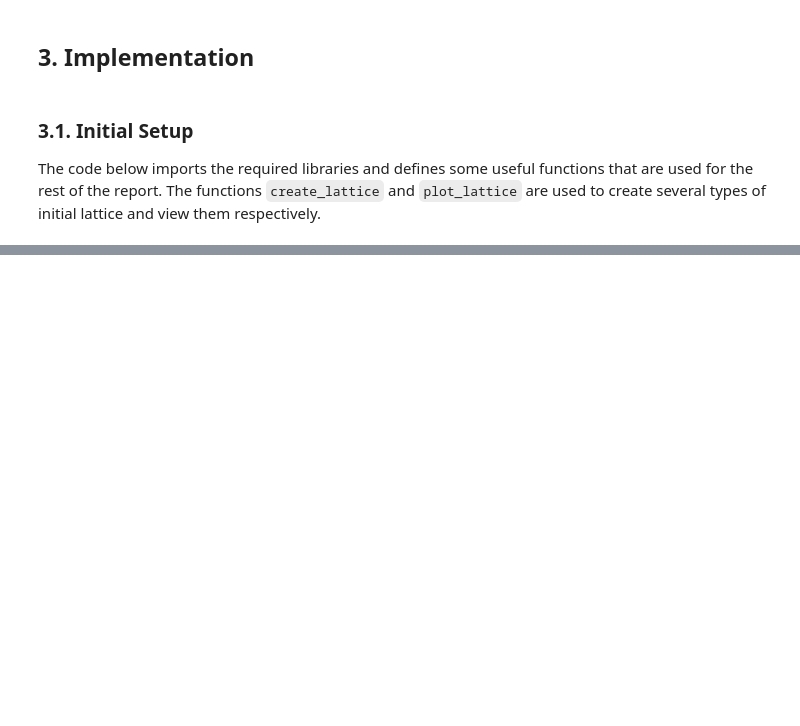
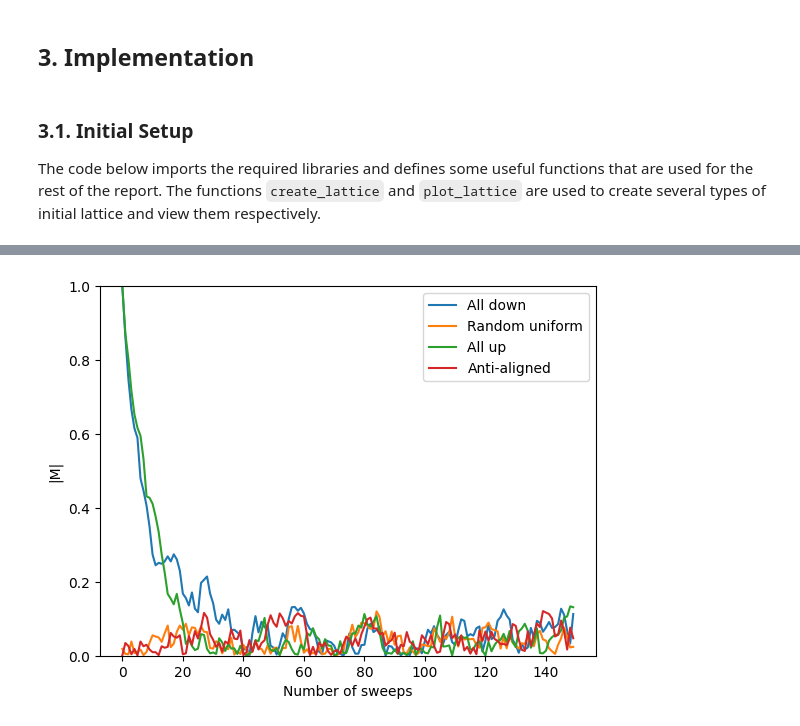
Before and after one commit to tdeng455/Part-II-Computational-Physics-Project, a Jupyter notebook: workbook.ipynb, the cells around one changed output, grey strips where cells are left out. Cells and saved outputs as stored; diff of their text form; code cells hidden in the pictures; blank space fills up the shorter version.

```diff
--- a/workbook.ipynb
+++ b/workbook.ipynb
@@ -155,0 +235,28 @@ def magnetisation(lattice):
+# %%
+def evolve_and_compute_M_sweeps(lattice, betaJ, n_sweeps=int):
+    M_plot=[]
+    N = len(lattice)**2
+    for t in range(n_sweeps*N):
+        attempt_MH_flip(lattice, len(lattice), betaJ)
+        if t in np.arange(n_sweeps)*N:
+            M_plot.append(abs(magnetisation(lattice)))
+    return M_plot
+
+width=50
+betaJ = 0.33
+
+n_sweeps = 150
+types = {-1: 'All down', 0: 'Random uniform', 1: 'All up', 2: 'Anti-aligned'}
+
+plt.figure()
+for i in list(types.keys()):
+    initial_lattice = create_lattice(width,type=i)
+    M_plot = evolve_and_compute_M_sweeps(initial_lattice, betaJ, n_sweeps)
+    plt.plot(range(n_sweeps),M_plot, label=types[i])
+plt.legend()
+plt.xlabel("Number of sweeps")
+plt.ylabel("|M|")
+plt.ylim(0,1)
+plt.show()
+# %% [output]
+[figure, added]
```
Also changed, not shown: parts of 11 cells of this notebook.
